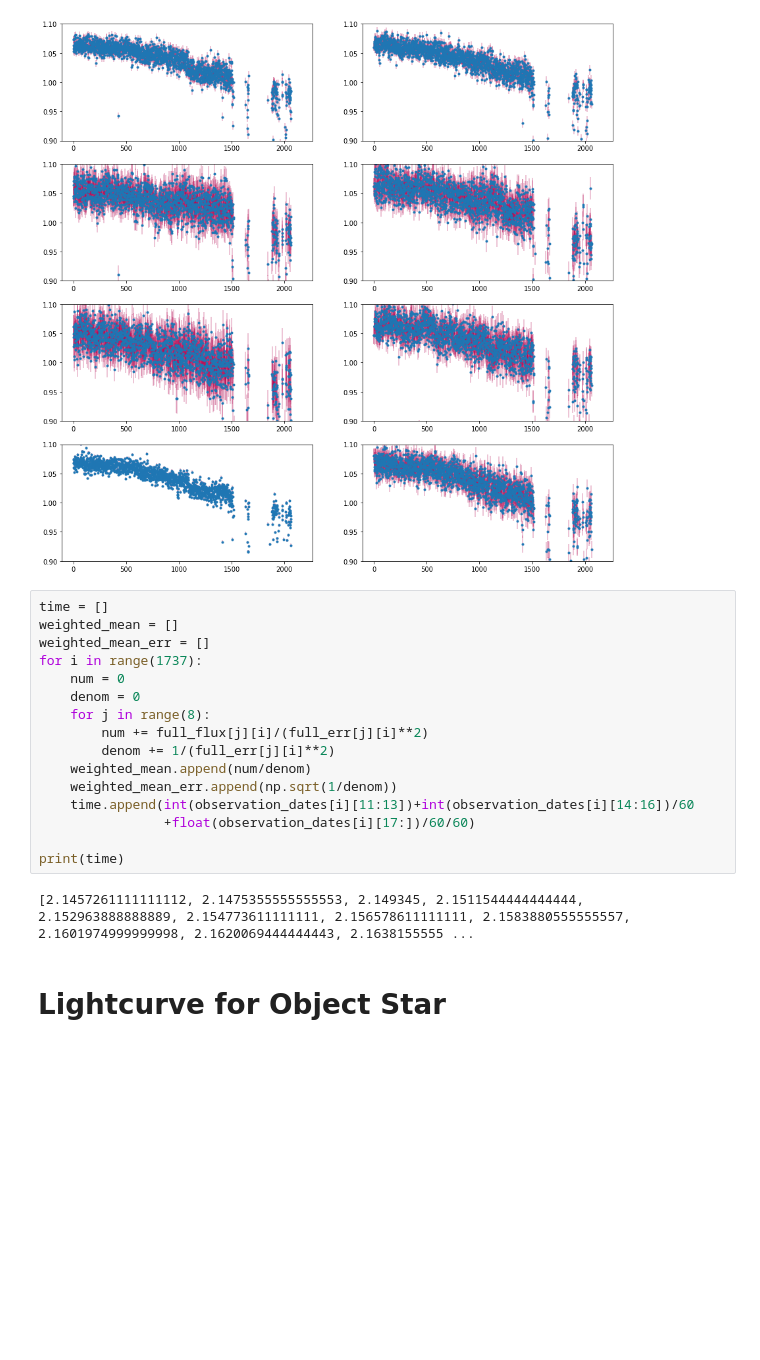
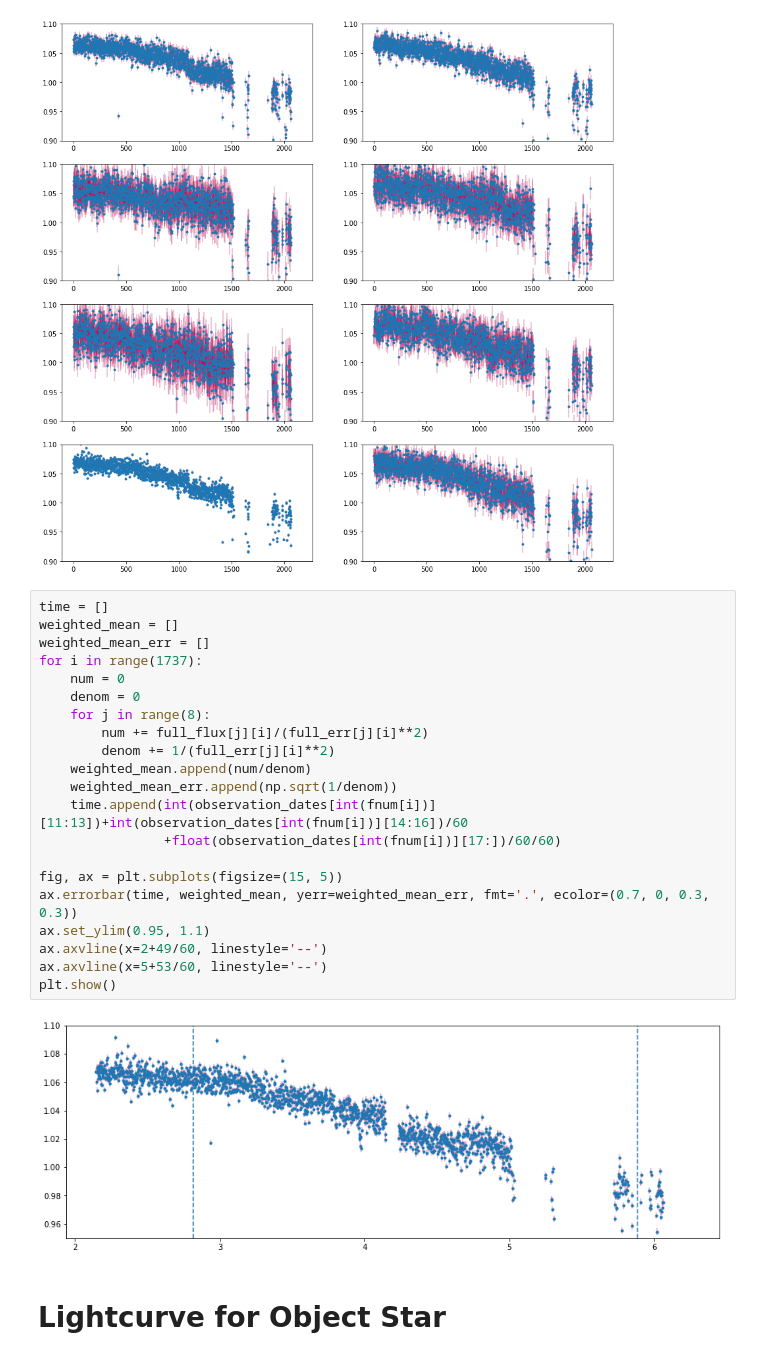
Before and after one commit to NMiklave/ast443-nyc, a Jupyter notebook: lab1/jupyter/lab1_analysis.ipynb, the cells around one changed output. Cells and saved outputs as stored; diff of their text form; blank space fills up the shorter version.

```diff
--- a/lab1/jupyter/lab1_analysis.ipynb
+++ b/lab1/jupyter/lab1_analysis.ipynb
@@ -239,20 +241,25 @@ plt.show()
 # %%
 time = []
 weighted_mean = []
 weighted_mean_err = []
 for i in range(1737):
     num = 0
     denom = 0
     for j in range(8):
         num += full_flux[j][i]/(full_err[j][i]**2)
         denom += 1/(full_err[j][i]**2)
     weighted_mean.append(num/denom)
     weighted_mean_err.append(np.sqrt(1/denom))
-    time.append(int(observation_dates[i][11:13])+int(observation_dates[i][14:16])/60
-                +float(observation_dates[i][17:])/60/60)
+    time.append(int(observation_dates[int(fnum[i])][11:13])+int(observation_dates[int(fnum[i])][14:16])/60
+                +float(observation_dates[int(fnum[i])][17:])/60/60)
 
-print(time)
+fig, ax = plt.subplots(figsize=(15, 5))
+ax.errorbar(time, weighted_mean, yerr=weighted_mean_err, fmt='.', ecolor=(0.7, 0, 0.3, 0.3))
+ax.set_ylim(0.95, 1.1)
+ax.axvline(x=2+49/60, linestyle='--')
+ax.axvline(x=5+53/60, linestyle='--')
+plt.show()
 # %% [output]
-[2.1457261111111112, 2.1475355555555553, 2.149345, 2.1511544444444444, 2.152963888888889, 2.154773611111111, 2.156578611111111, 2.1583880555555557, 2.1601974999999998, 2.1620069444444443, 2.1638155555 ...
+[figure, added]
 # %% [markdown]
 # Lightcurve for Object Star
```
Also changed, not shown: parts of 5 cells of this notebook.
